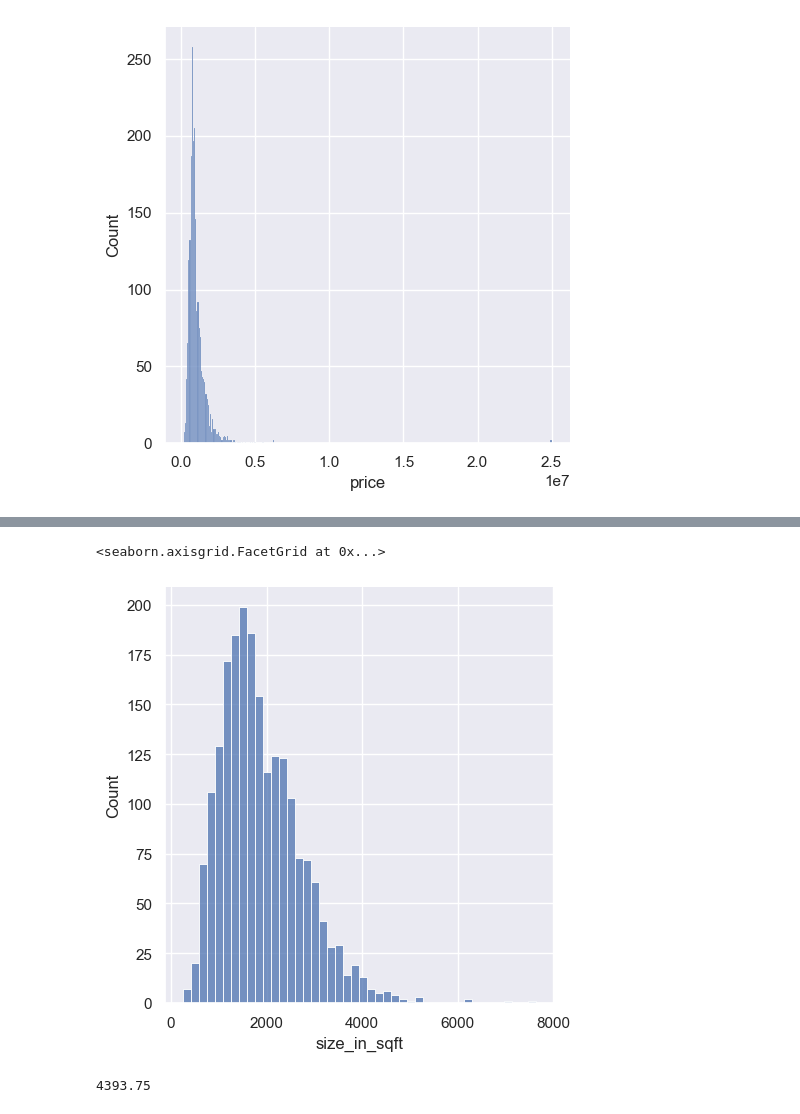
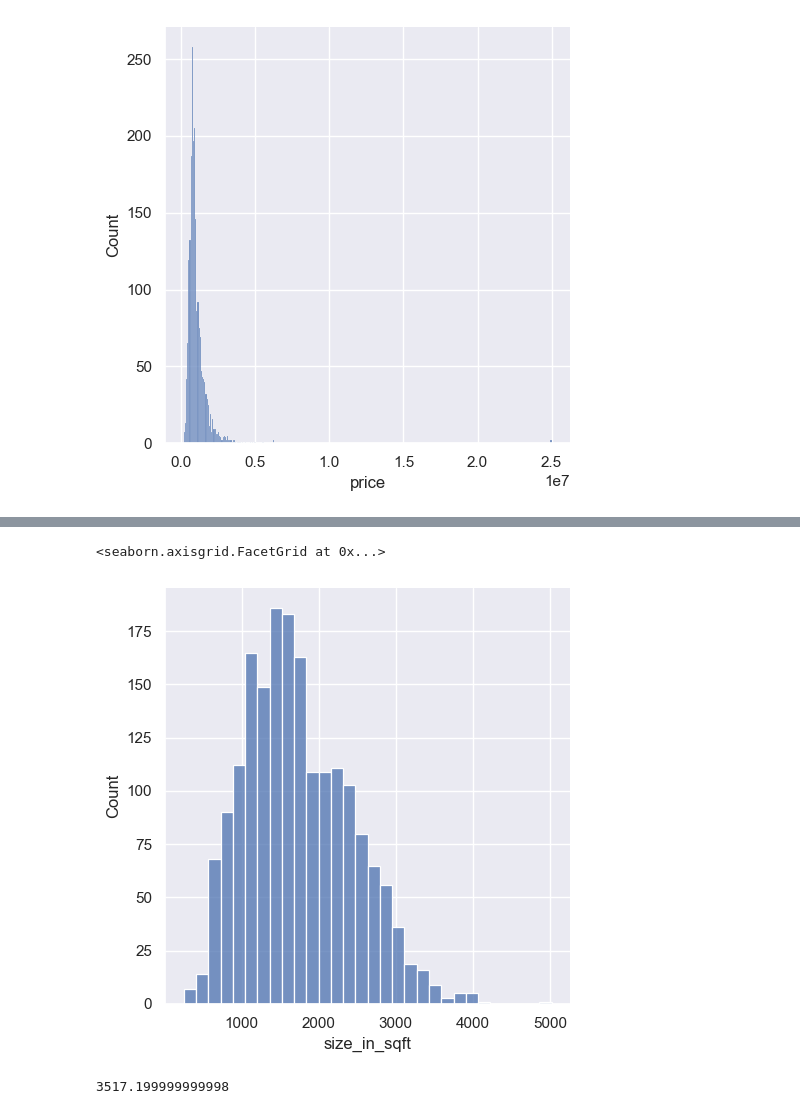
Before and after one commit to tolstoj48/seattle-house-price-prediction, a Jupyter notebook: seattle-real-estate-house-prices-prediction.ipynb, the cells around one changed output, grey strips where cells are left out. Cells and saved outputs as stored; diff of their text form; code cells hidden in the pictures.

```diff
--- a/seattle-real-estate-house-prices-prediction.ipynb
+++ b/seattle-real-estate-house-prices-prediction.ipynb
@@ -244,0 +258,2 @@ sns.displot(data_price_outliers["beds"])
+# %%
+data_beds_outliers = data_price_outliers[data_price_outliers["beds"] < outlier_beds]
@@ -251,0 +272,6 @@ sns.displot(data_price_outliers["baths"])
+# %%
+q1 = data_beds_outliers["baths"].quantile(0.25)
+q3 = data_beds_outliers["baths"].quantile(0.75)
+iqr = q3 - q1
+outlier_baths = q3 + 1.5 * iqr
+outlier_baths
@@ -251,0 +280,2 @@ sns.displot(data_price_outliers["baths"])
+# %%
+data_baths_outliers = data_beds_outliers[data_beds_outliers["baths"] < outlier_baths]
@@ -251,0 +287,2 @@ sns.displot(data_price_outliers["baths"])
+# %%
+data_baths_outliers = data_baths_outliers[data_baths_outliers["baths"] >= 1]
@@ -252,11 +294,11 @@ sns.displot(data_price_outliers["baths"])
 # %%
-sns.displot(data_price_outliers["size_in_sqft"])
+sns.displot(data_baths_outliers["size_in_sqft"])
 # %% [output]
 <seaborn.axisgrid.FacetGrid at 0x...>
-[figure, old version]
+[figure, new version]
 # %%
-q = data_price_outliers["size_in_sqft"].quantile(0.99)
+q = data_baths_outliers["size_in_sqft"].quantile(0.99)
 q
 # %% [output]
-4393.75
+3517.199999999998
 # %%
```
Also changed, not shown: parts of 36 cells of this notebook.
